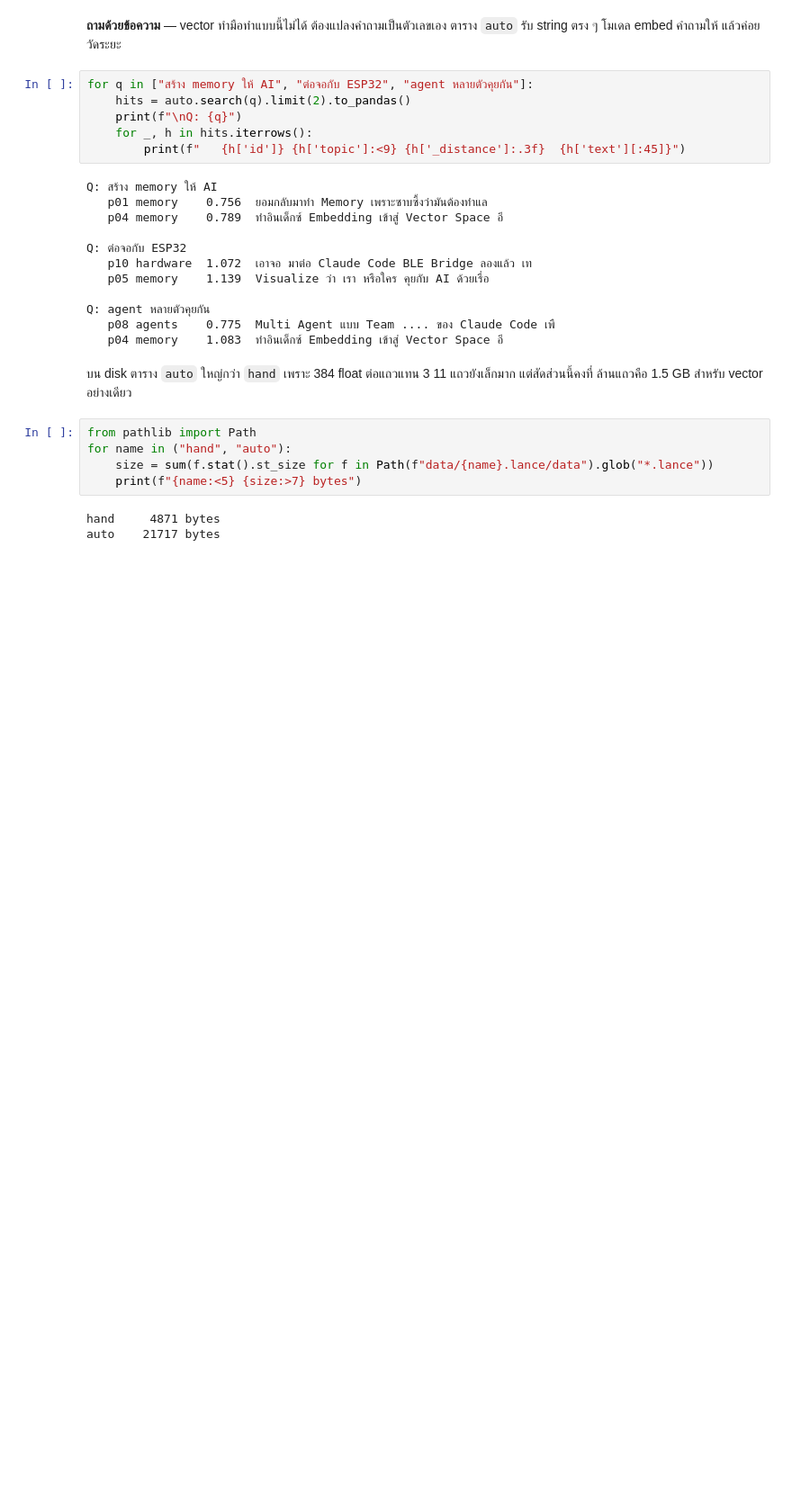
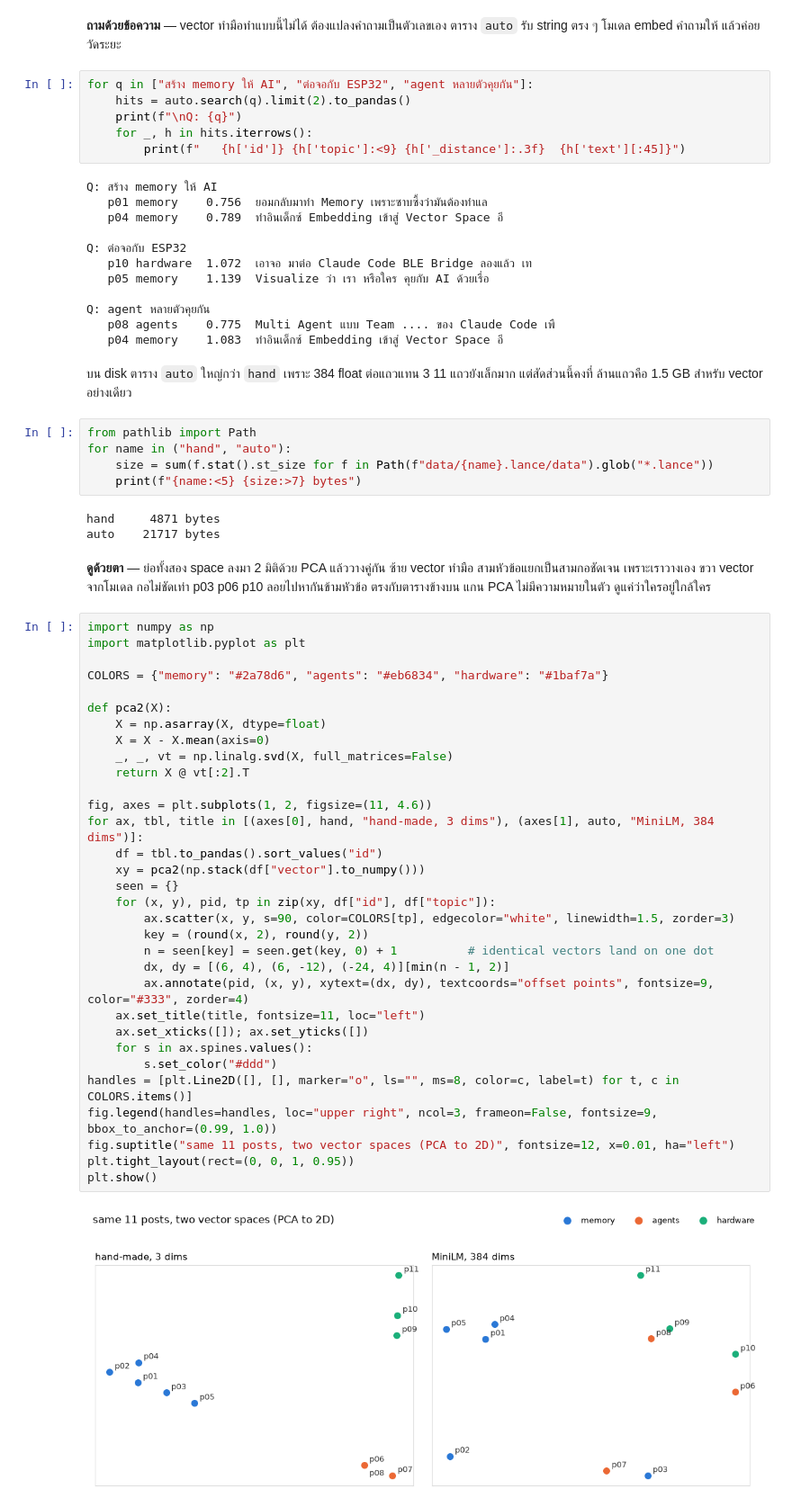
Before and after one commit to Soul-Brews-Studio/lancedb-oracle, a Jupyter notebook: lessons/07-embeddings/embeddings.ipynb, the cells around one changed output. Shown at 90% size. Cells and saved outputs as stored; diff of their text form; blank space fills up the shorter version.

Commit message:
lesson 7: PCA plot of both vector spaces side by side
Co-Authored-By: Claude Fable 5.1 <noreply@anthropic.com>

```diff
--- a/lessons/07-embeddings/embeddings.ipynb
+++ b/lessons/07-embeddings/embeddings.ipynb
@@ -117,3 +117,42 @@ for name in ("hand", "auto"):
 # %% [output]
 hand     4871 bytes
 auto    21717 bytes
+# %% [markdown]
+**ดูด้วยตา** — ย่อทั้งสอง space ลงมา 2 มิติด้วย PCA แล้ววางคู่กัน
+ซ้าย vector ทำมือ สามหัวข้อแยกเป็นสามกอชัดเจน เพราะเราวางเอง
+ขวา vector จากโมเดล กอไม่ชัดเท่า p03 p06 p10 ลอยไปหากันข้ามหัวข้อ ตรงกับตารางข้างบน
+แกน PCA ไม่มีความหมายในตัว ดูแค่ว่าใครอยู่ใกล้ใคร
+# %%
+import numpy as np
+import matplotlib.pyplot as plt
+
+COLORS = {"memory": "#2a78d6", "agents": "#eb6834", "hardware": "#1baf7a"}
+
+def pca2(X):
+    X = np.asarray(X, dtype=float)
+    X = X - X.mean(axis=0)
+    _, _, vt = np.linalg.svd(X, full_matrices=False)
+    return X @ vt[:2].T
+
+fig, axes = plt.subplots(1, 2, figsize=(11, 4.6))
+for ax, tbl, title in [(axes[0], hand, "hand-made, 3 dims"), (axes[1], auto, "MiniLM, 384 dims")]:
+    df = tbl.to_pandas().sort_values("id")
+    xy = pca2(np.stack(df["vector"].to_numpy()))
+    seen = {}
+    for (x, y), pid, tp in zip(xy, df["id"], df["topic"]):
+        ax.scatter(x, y, s=90, color=COLORS[tp], edgecolor="white", linewidth=1.5, zorder=3)
+        key = (round(x, 2), round(y, 2))
+        n = seen[key] = seen.get(key, 0) + 1          # identical vectors land on one dot
+        dx, dy = [(6, 4), (6, -12), (-24, 4)][min(n - 1, 2)]
+        ax.annotate(pid, (x, y), xytext=(dx, dy), textcoords="offset points", fontsize=9, color="#333", zorder=4)
+    ax.set_title(title, fontsize=11, loc="left")
+    ax.set_xticks([]); ax.set_yticks([])
+    for s in ax.spines.values():
+        s.set_color("#ddd")
+handles = [plt.Line2D([], [], marker="o", ls="", ms=8, color=c, label=t) for t, c in COLORS.items()]
+fig.legend(handles=handles, loc="upper right", ncol=3, frameon=False, fontsize=9, bbox_to_anchor=(0.99, 1.0))
+fig.suptitle("same 11 posts, two vector spaces (PCA to 2D)", fontsize=12, x=0.01, ha="left")
+plt.tight_layout(rect=(0, 0, 1, 0.95))
+plt.show()
+# %% [output]
+[figure, added]
```
Also changed, not shown: parts of 2 cells of this notebook, 3 other files.
